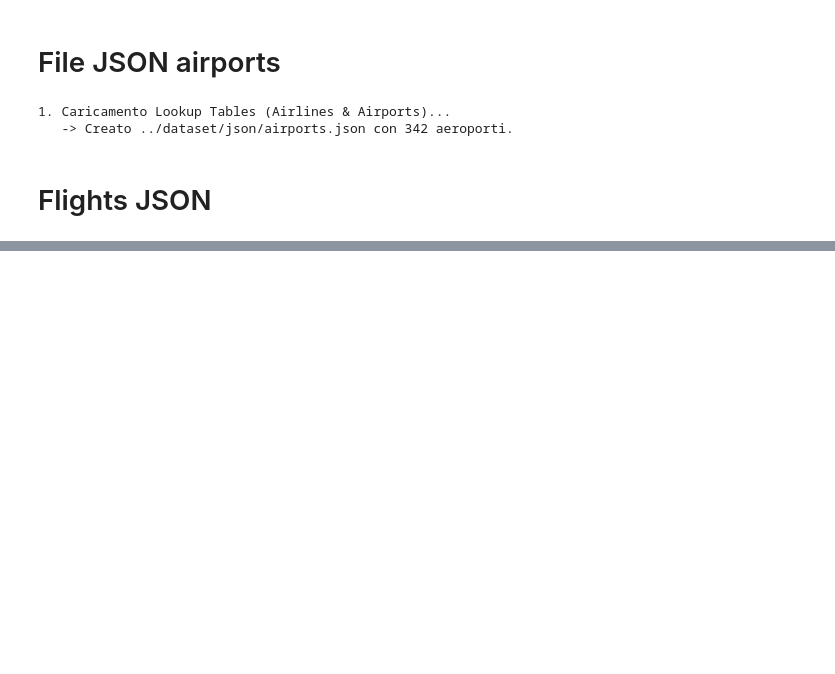
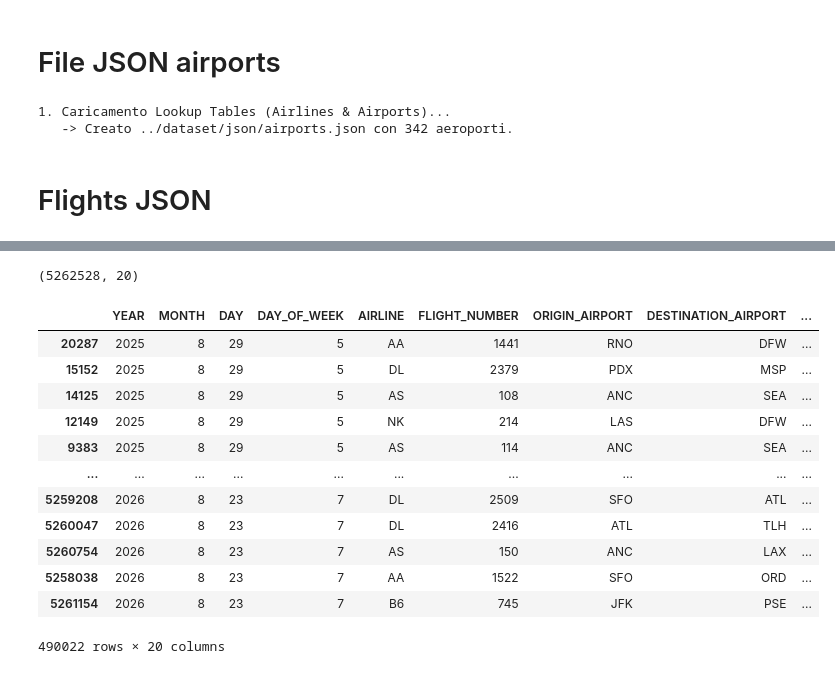
Before and after one commit to lorenzo-marranini/SkyGraphProject, a Jupyter notebook: python/data-exploration.ipynb, the cells around one changed output, grey strips where cells are left out. Saved outputs shown, nothing was run; the diff lists cells and outputs as text; code cells hidden in the pictures; blank space fills up the shorter version.

```diff
--- a/python/data-exploration.ipynb
+++ b/python/data-exploration.ipynb
@@ -258,0 +297,3 @@ print(f"\n   -> Completato! Creato {OUTPUT_FLIGHTS} con {count} documenti.")
+# %%
+flights.drop_duplicates(inplace=True)
+flights.shape
@@ -258,0 +357,23 @@ print(f"\n   -> Completato! Creato {OUTPUT_FLIGHTS} con {count} documenti.")
+# %%
+flights.shape
+# %% [output]
+(5262528, 20)
+# %%
+dup = flights.duplicated(subset=['ORIGIN_AIRPORT', 'DESTINATION_AIRPORT', 'AIRLINE', 'YEAR', 'MONTH', 'DAY', 'SCHEDULED_DEPARTURE'])
+# %%
+# Mostra le righe duplicate (esclusa la prima occorrenza)
+flights[dup].sort_values(by=['YEAR', 'MONTH', 'DAY', 'SCHEDULED_DEPARTURE'])
+# %% [output]
+|  | YEAR | MONTH | DAY | DAY_OF_WEEK | AIRLINE | FLIGHT_NUMBER | ORIGIN_AIRPORT | DESTINATION_AIRPORT | ... |
+| 20287 | 2025 | 8 | 29 | 5 | AA | 1441 | RNO | DFW | ... |
+| 15152 | 2025 | 8 | 29 | 5 | DL | 2379 | PDX | MSP | ... |
+| 14125 | 2025 | 8 | 29 | 5 | AS | 108 | ANC | SEA | ... |
+| 12149 | 2025 | 8 | 29 | 5 | NK | 214 | LAS | DFW | ... |
+| 9383 | 2025 | 8 | 29 | 5 | AS | 114 | ANC | SEA | ... |
+| ... | ... | ... | ... | ... | ... | ... | ... | ... | ... |
+| 5259208 | 2026 | 8 | 23 | 7 | DL | 2509 | SFO | ATL | ... |
+| 5260047 | 2026 | 8 | 23 | 7 | DL | 2416 | ATL | TLH | ... |
+| 5260754 | 2026 | 8 | 23 | 7 | AS | 150 | ANC | LAX | ... |
+| 5258038 | 2026 | 8 | 23 | 7 | AA | 1522 | SFO | ORD | ... |
+| 5261154 | 2026 | 8 | 23 | 7 | B6 | 745 | JFK | PSE | ... |
+490022 rows × 20 columns
```
Also changed, not shown: parts of 20 cells of this notebook, 2 other files.
